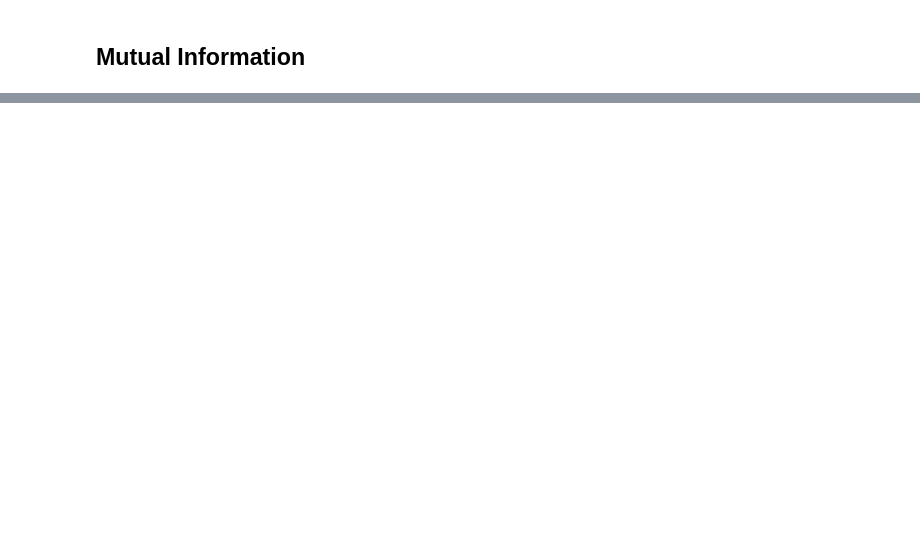
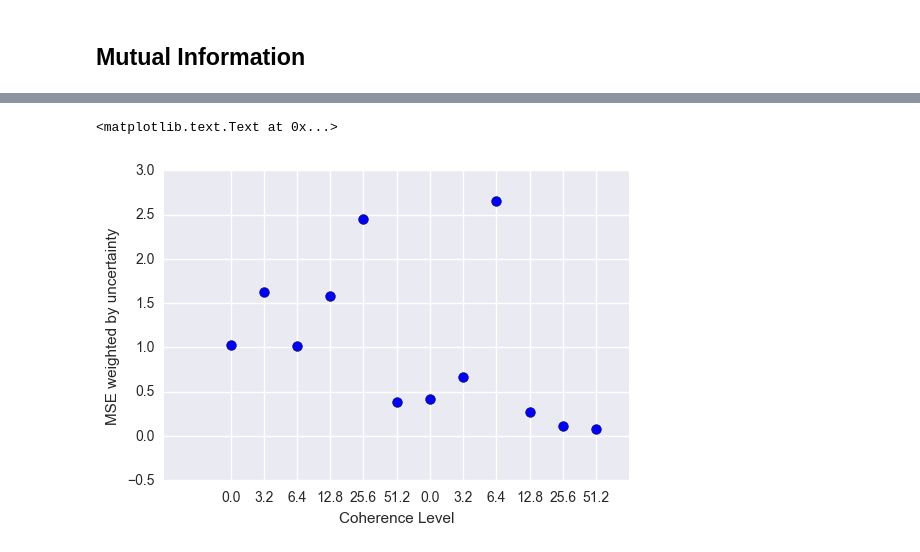
Before and after one commit to pearsonlab/spiketopics, a Jupyter notebook: experiments/roitman/explore_inferred_states.ipynb, the cells around one changed output, grey strips where cells are left out. Drawn from its saved outputs; the diff is of its cells as text; code cells hidden in the pictures; blank space fills up the shorter version.

```diff
--- a/experiments/roitman/explore_inferred_states.ipynb
+++ b/experiments/roitman/explore_inferred_states.ipynb
@@ -348,0 +391,14 @@ pd.DataFrame(mi_mat.T, columns=row_labels)
+# %%
+
+diff = fr.values - pred_df.values
+var_sum = np.var(fr.values, axis=0) + np.var(pred_df.values, axis=0)
+
+wmse = np.mean(diff * diff, axis=0) / var_sum
+
+plt.scatter(xrange(len(wmse)), wmse, s=50)
+plt.xticks(xrange(len(colnames)), colnames,  horizontalalignment='center')
+plt.xlabel('Coherence Level')
+plt.ylabel('MSE weighted by uncertainty')
+# %% [output]
+<matplotlib.text.Text at 0x...>
+[figure, added]
```
Also changed, not shown: parts of 22 cells of this notebook.
